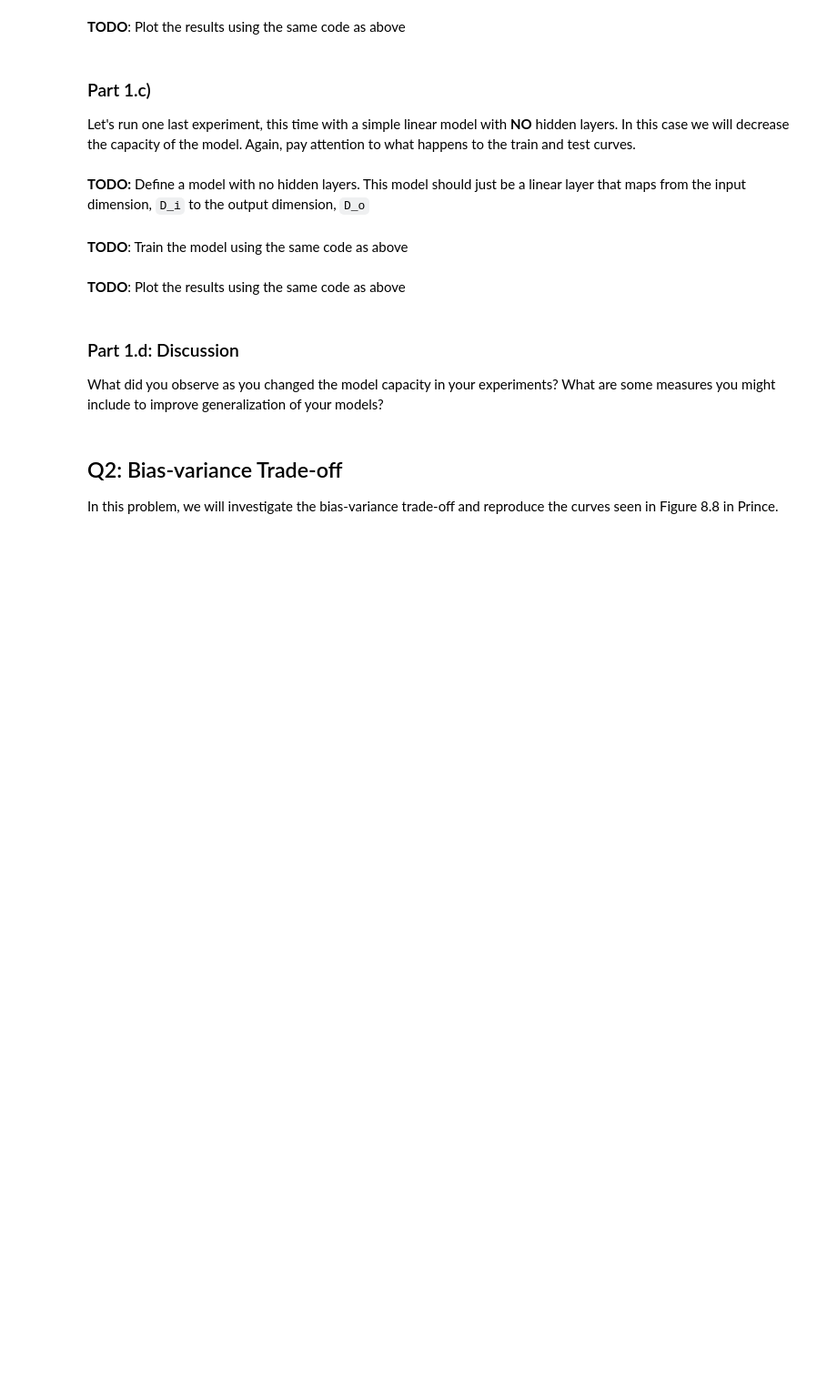
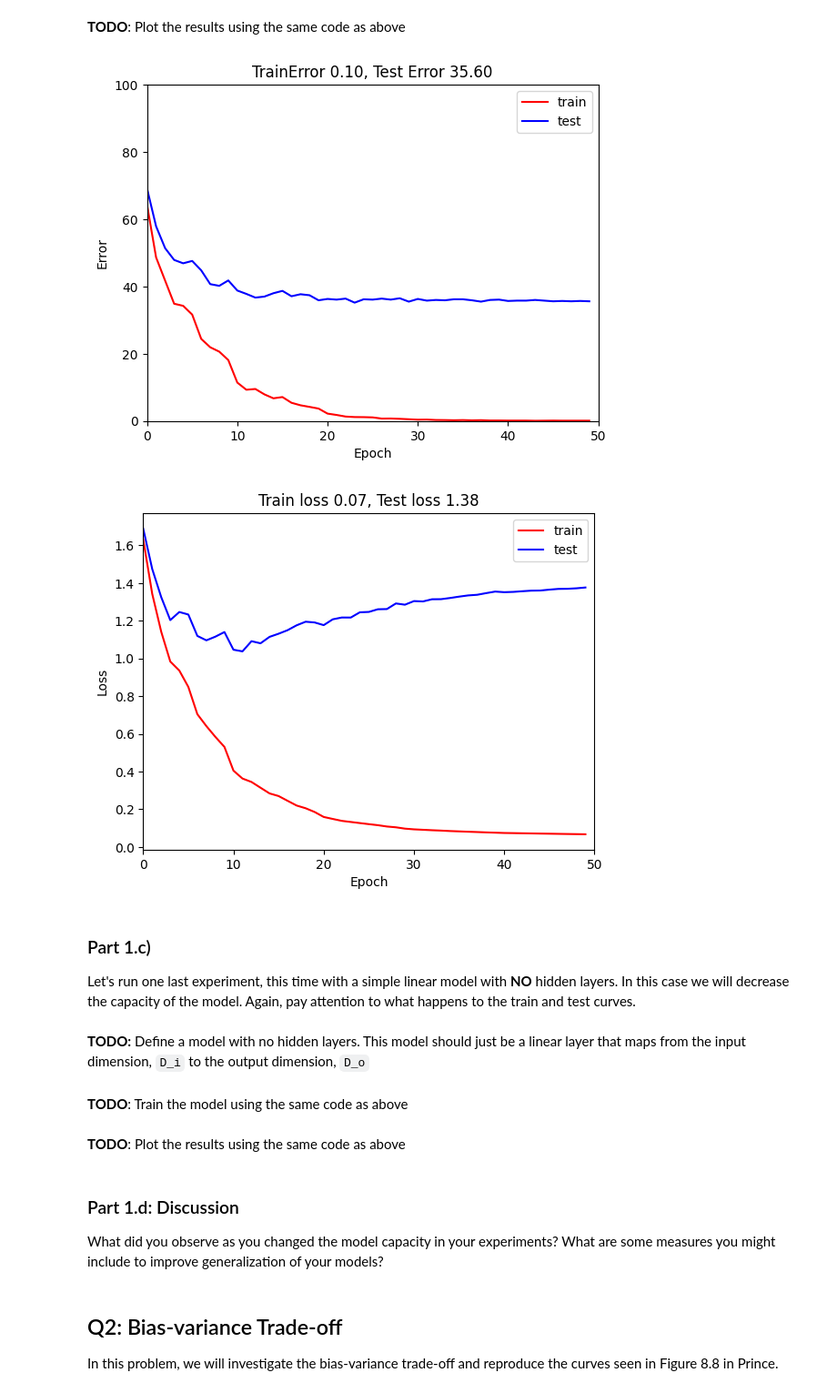
Before and after one commit to nriceusa/byu-cs474, a Jupyter notebook: lab5_generalization.ipynb, the cells around one changed output. Shown at 91% size. Cells and saved outputs as stored; diff of their text form; code cells hidden in the pictures; blank space fills up the shorter version.

```diff
--- a/lab5_generalization.ipynb
+++ b/lab5_generalization.ipynb
@@ -244,3 +258,4 @@ and ReLU activations between them
 **TODO**: Train the model using the same code as above
 # %%
 # Your code here
+errors_train, errors_test, losses_train, losses_test = train_model(model, data_loader, n_epoch=50)
@@ -248,6 +281,10 @@ and ReLU activations between them
 **TODO**: Plot the results using the same code as above
 # %%
 # Your code here
+plot_results(errors_train, errors_test, losses_train, losses_test, n_epoch=50)
+# %% [output]
+[figure, added]
+[figure, added]
 # %% [markdown]
 ### Part 1.c)
 
```
Also changed, not shown: parts of 5 cells of this notebook.
